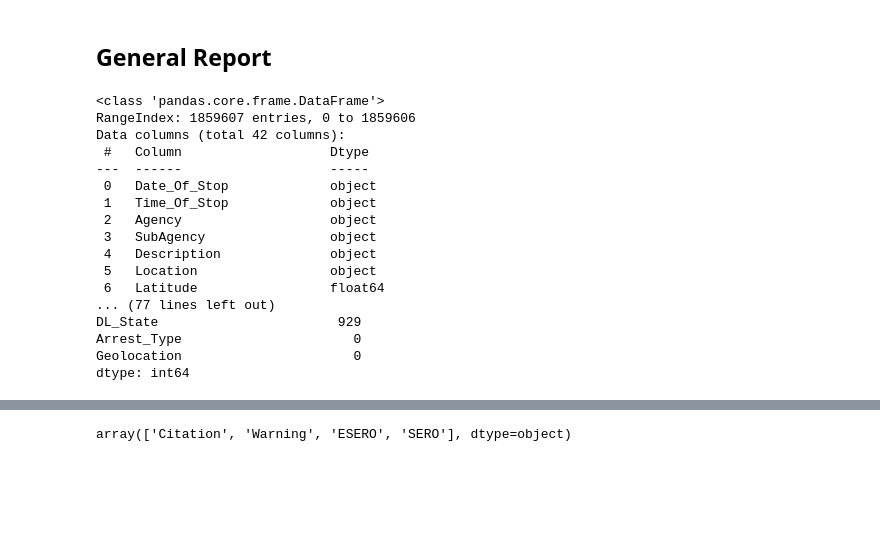
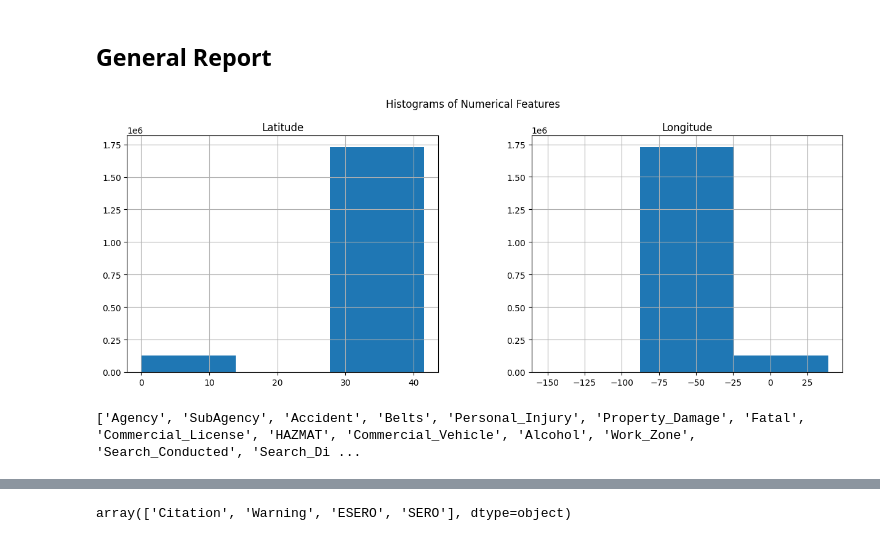
Before and after one commit to avariza/JAQLN-AI, a Jupyter notebook: tasks/EDA.ipynb, the cells around one changed output, grey strips where cells are left out. Cells and saved outputs as stored; diff of their text form; code cells hidden in the pictures; blank space fills up the shorter version.

Commit message:
short categorical values

```diff
--- a/tasks/EDA.ipynb
+++ b/tasks/EDA.ipynb
@@ -35,0 +37,8 @@ SyntaxError: invalid syntax (2413980745.py, line 1)
+# %%
+data = df.copy()
+data['Date_Of_Stop'] = pd.to_datetime(data['Date_Of_Stop'])
+data['Year'] = pd.to_datetime(data['Year'])
+data['Time_Of_Stop'] = pd.to_datetime(data['Time_Of_Stop'], format='%H:%M:%S').dt.time
+del data['Geolocation']
+pd.set_option('display.max_columns', None)
+data.head()
@@ -35,0 +70,2 @@ SyntaxError: invalid syntax (2413980745.py, line 1)
+# %%
+data.drop_duplicates(keep='first', inplace=True)
@@ -62,24 +108,23 @@ dtype: int64
 # %% [markdown]
 ## General Report
-# %%
-
-print(data.info())
-print('missing values: ',data.isnull().sum())
-# %% [output]
-<class 'pandas.core.frame.DataFrame'>
-RangeIndex: 1859607 entries, 0 to 1859606
-Data columns (total 42 columns):
- #   Column                   Dtype
----  ------                   -----
- 0   Date_Of_Stop             object
- 1   Time_Of_Stop             object
- 2   Agency                   object
- 3   SubAgency                object
- 4   Description              object
- 5   Location                 object
- 6   Latitude                 float64
-... (77 lines left out)
-DL_State                       929
-Arrest_Type                      0
-Geolocation                      0
-dtype: int64
+# %%
+numerical_cols = data.select_dtypes(include=['float64', 'int64']).columns
+data[numerical_cols].hist(bins=3, figsize=(15, 5))
+plt.suptitle('Histograms of Numerical Features', y=1)
+plt.show()
+# %% [output]
+[figure, added]
+# %%
+categorical_cols = data.select_dtypes(include=['object']).columns
+
+short_columns = []
+
+for col in categorical_cols:
+    if data[col].nunique() < 11:
+        short_columns.append(col)
+    else:
+       pass
+
+print(short_columns)
+# %% [output]
+['Agency', 'SubAgency', 'Accident', 'Belts', 'Personal_Injury', 'Property_Damage', 'Fatal', 'Commercial_License', 'HAZMAT', 'Commercial_Vehicle', 'Alcohol', 'Work_Zone', 'Search_Conducted', 'Search_Di ...
```
Also changed, not shown: parts of 19 cells of this notebook.
